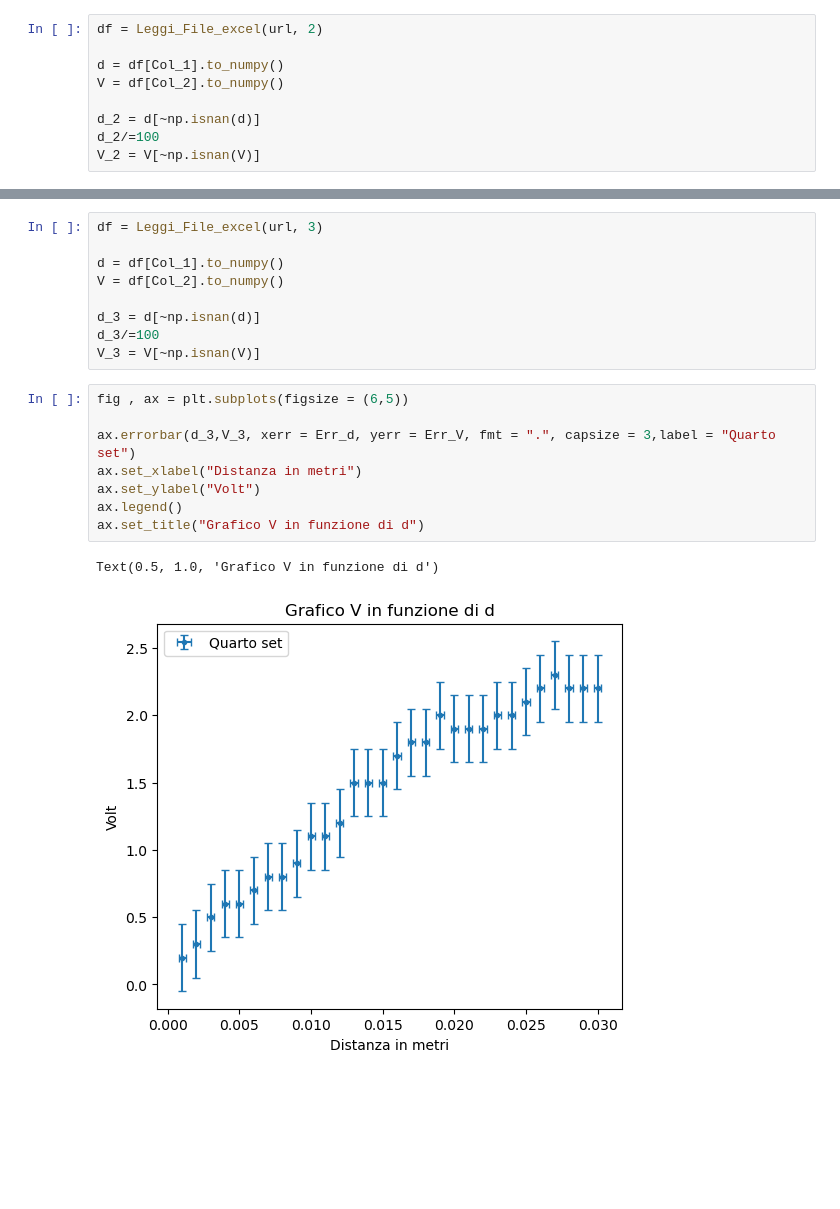
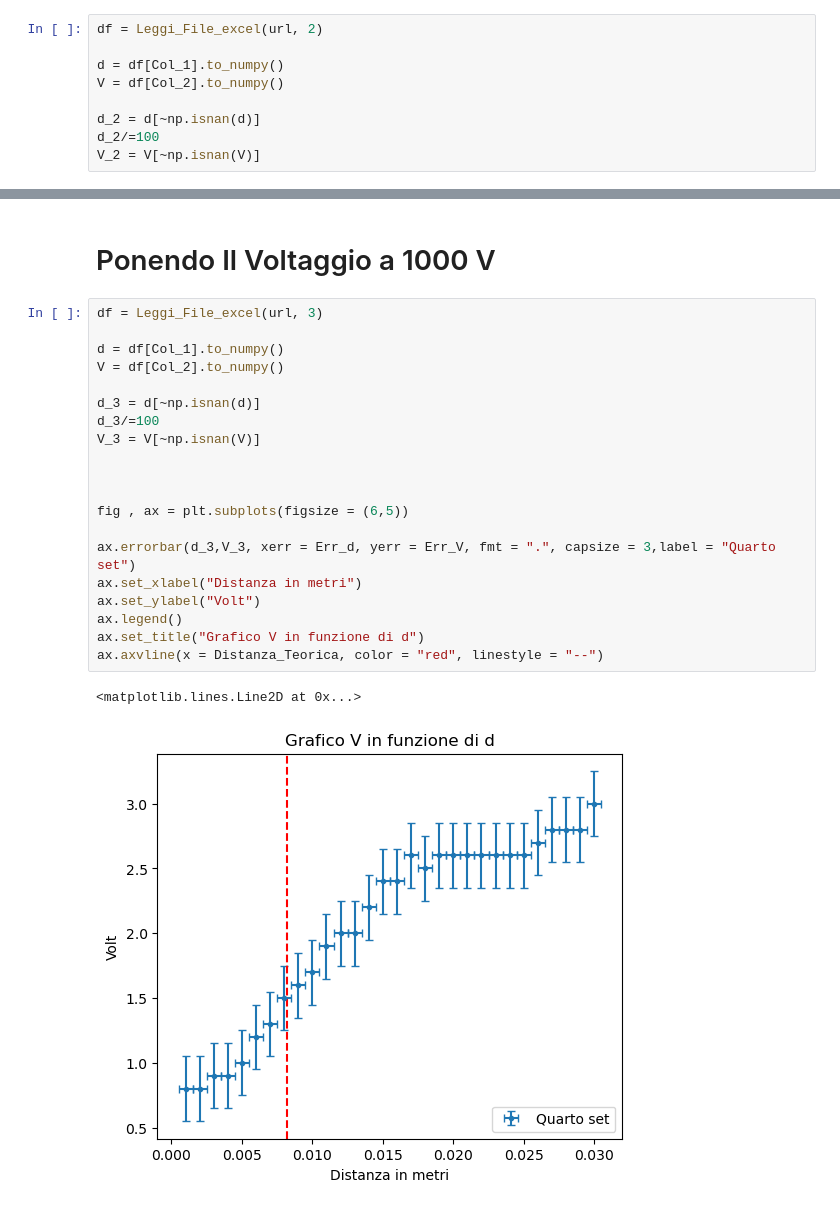
Before and after one commit to Shyan01/Lab-Fisica-2, a Jupyter notebook: Gabbia di Faraday/Gabbia Faraday.ipynb, the cells around one changed output, grey strips where cells are left out. Saved outputs shown, nothing was run; the diff lists cells and outputs as text; blank space fills up the shorter version.

```diff
--- a/Gabbia di Faraday/Gabbia Faraday.ipynb
+++ b/Gabbia di Faraday/Gabbia Faraday.ipynb
@@ -116,20 +129,25 @@ Text(0.5, 1.0, 'Grafico V in funzione di d')
-# %%
-df = Leggi_File_excel(url, 3)
-
-d = df[Col_1].to_numpy()
-V = df[Col_2].to_numpy()
-
-d_3 = d[~np.isnan(d)]
-d_3/=100
-V_3 = V[~np.isnan(V)]
-# %%
-fig , ax = plt.subplots(figsize = (6,5))
-
-ax.errorbar(d_3,V_3, xerr = Err_d, yerr = Err_V, fmt = ".", capsize = 3,label = "Quarto set")
-ax.set_xlabel("Distanza in metri")
-ax.set_ylabel("Volt")
-ax.legend()
-ax.set_title("Grafico V in funzione di d")
-# %% [output]
-Text(0.5, 1.0, 'Grafico V in funzione di d')
-[figure, removed]
+# %% [markdown]
+# Ponendo Il Voltaggio a 1000 V
+# %%
+df = Leggi_File_excel(url, 3)
+
+d = df[Col_1].to_numpy()
+V = df[Col_2].to_numpy()
+
+d_3 = d[~np.isnan(d)]
+d_3/=100
+V_3 = V[~np.isnan(V)]
+
+
+
+fig , ax = plt.subplots(figsize = (6,5))
+
+ax.errorbar(d_3,V_3, xerr = Err_d, yerr = Err_V, fmt = ".", capsize = 3,label = "Quarto set")
+ax.set_xlabel("Distanza in metri")
+ax.set_ylabel("Volt")
+ax.legend()
+ax.set_title("Grafico V in funzione di d")
+ax.axvline(x = Distanza_Teorica, color = "red", linestyle = "--")
+# %% [output]
+<matplotlib.lines.Line2D at 0x...>
+[figure, added]
```
Also changed, not shown: parts of 47 cells of this notebook, 21 other files.
